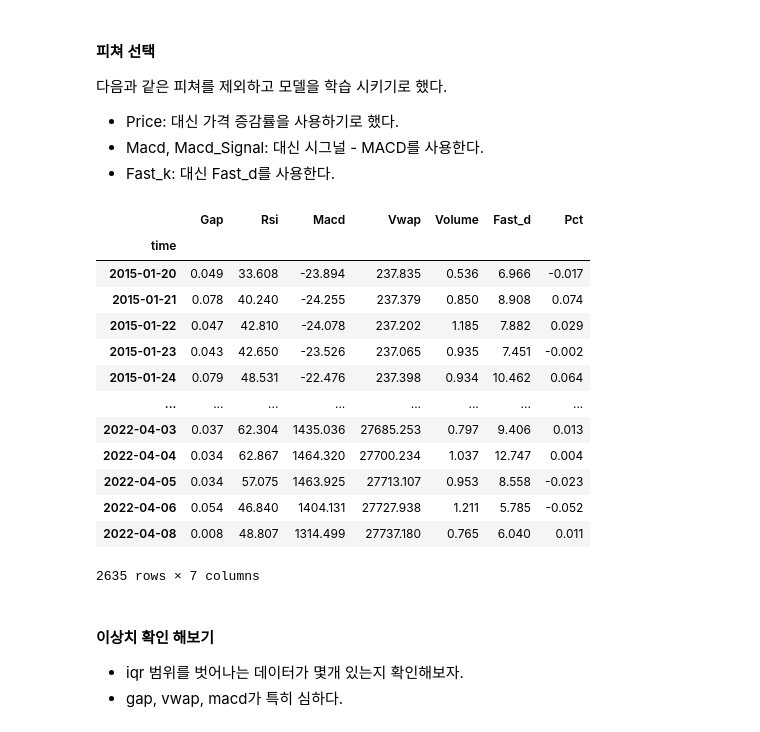
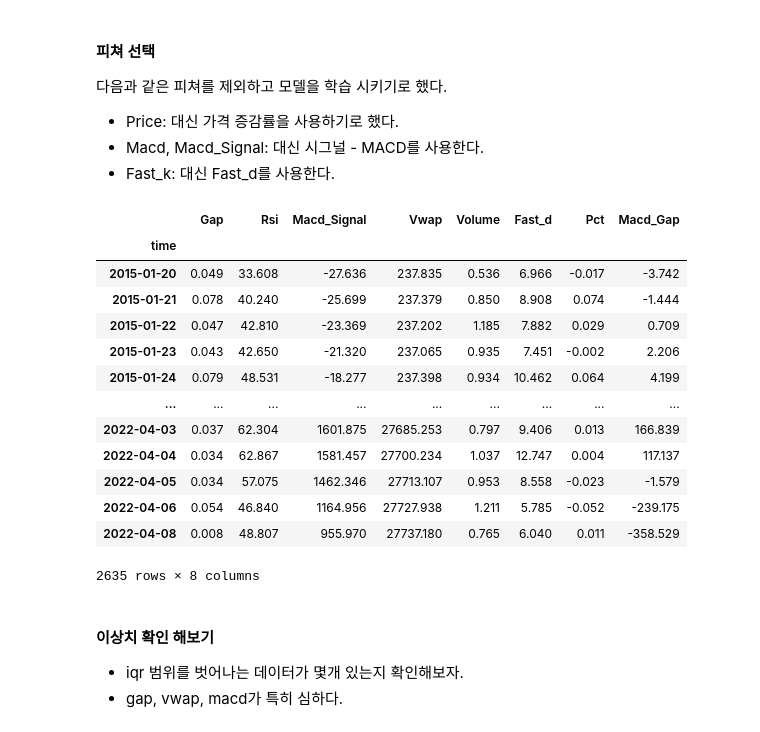
Before and after one commit to Think-JIn99/All-about-Market, a Jupyter notebook: trading/Jeong/machine_trade/EDA/btc/eda_1d.ipynb, the cells around one changed output. Saved outputs shown, nothing was run; the diff lists cells and outputs as text; code cells hidden in the pictures.

```diff
--- a/trading/Jeong/machine_trade/EDA/btc/eda_1d.ipynb
+++ b/trading/Jeong/machine_trade/EDA/btc/eda_1d.ipynb
@@ -214,24 +214,24 @@ plot_corr(x=df['Fast_k'],y=df['Pct'],x_name="Fast_k")
 * Fast_k: 대신 Fast_d를 사용한다.
 # %%
 macd_gap = df['Macd_Signal'] - df['Macd']
-new_df = df.drop(["Macd","Macd_Signal","Fast_k","Price"], axis=1)
+new_df = df.drop(["Macd","Fast_k","Price"], axis=1)
 new_df["Macd_Gap"] = macd_gap
 new_df
 # %% [output]
-|  | Gap | Rsi | Macd | Vwap | Volume | Fast_d | Pct |
-| time |  |  |  |  |  |  |  |
-| 2015-01-20 | 0.049 | 33.608 | -23.894 | 237.835 | 0.536 | 6.966 | -0.017 |
-| 2015-01-21 | 0.078 | 40.240 | -24.255 | 237.379 | 0.850 | 8.908 | 0.074 |
-| 2015-01-22 | 0.047 | 42.810 | -24.078 | 237.202 | 1.185 | 7.882 | 0.029 |
-| 2015-01-23 | 0.043 | 42.650 | -23.526 | 237.065 | 0.935 | 7.451 | -0.002 |
-| 2015-01-24 | 0.079 | 48.531 | -22.476 | 237.398 | 0.934 | 10.462 | 0.064 |
-| ... | ... | ... | ... | ... | ... | ... | ... |
-| 2022-04-03 | 0.037 | 62.304 | 1435.036 | 27685.253 | 0.797 | 9.406 | 0.013 |
-| 2022-04-04 | 0.034 | 62.867 | 1464.320 | 27700.234 | 1.037 | 12.747 | 0.004 |
-| 2022-04-05 | 0.034 | 57.075 | 1463.925 | 27713.107 | 0.953 | 8.558 | -0.023 |
-| 2022-04-06 | 0.054 | 46.840 | 1404.131 | 27727.938 | 1.211 | 5.785 | -0.052 |
-| 2022-04-08 | 0.008 | 48.807 | 1314.499 | 27737.180 | 0.765 | 6.040 | 0.011 |
+|  | Gap | Rsi | Macd_Signal | Vwap | Volume | Fast_d | Pct | Macd_Gap |
+| time |  |  |  |  |  |  |  |  |
+| 2015-01-20 | 0.049 | 33.608 | -27.636 | 237.835 | 0.536 | 6.966 | -0.017 | -3.742 |
+| 2015-01-21 | 0.078 | 40.240 | -25.699 | 237.379 | 0.850 | 8.908 | 0.074 | -1.444 |
+| 2015-01-22 | 0.047 | 42.810 | -23.369 | 237.202 | 1.185 | 7.882 | 0.029 | 0.709 |
+| 2015-01-23 | 0.043 | 42.650 | -21.320 | 237.065 | 0.935 | 7.451 | -0.002 | 2.206 |
+| 2015-01-24 | 0.079 | 48.531 | -18.277 | 237.398 | 0.934 | 10.462 | 0.064 | 4.199 |
+| ... | ... | ... | ... | ... | ... | ... | ... | ... |
+| 2022-04-03 | 0.037 | 62.304 | 1601.875 | 27685.253 | 0.797 | 9.406 | 0.013 | 166.839 |
+| 2022-04-04 | 0.034 | 62.867 | 1581.457 | 27700.234 | 1.037 | 12.747 | 0.004 | 117.137 |
+| 2022-04-05 | 0.034 | 57.075 | 1462.346 | 27713.107 | 0.953 | 8.558 | -0.023 | -1.579 |
+| 2022-04-06 | 0.054 | 46.840 | 1164.956 | 27727.938 | 1.211 | 5.785 | -0.052 | -239.175 |
+| 2022-04-08 | 0.008 | 48.807 | 955.970 | 27737.180 | 0.765 | 6.040 | 0.011 | -358.529 |
-2635 rows × 7 columns
+2635 rows × 8 columns
 # %% [markdown]
 #### 이상치 확인 해보기
 * iqr 범위를 벗어나는 데이터가 몇개 있는지 확인해보자.
```
Also changed, not shown: parts of 29 cells of this notebook.
